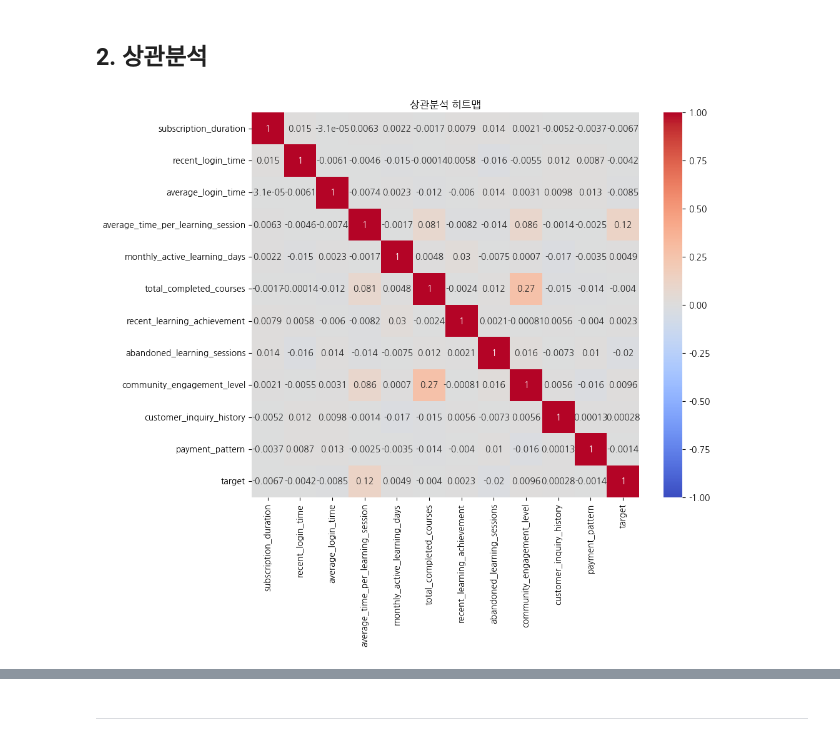
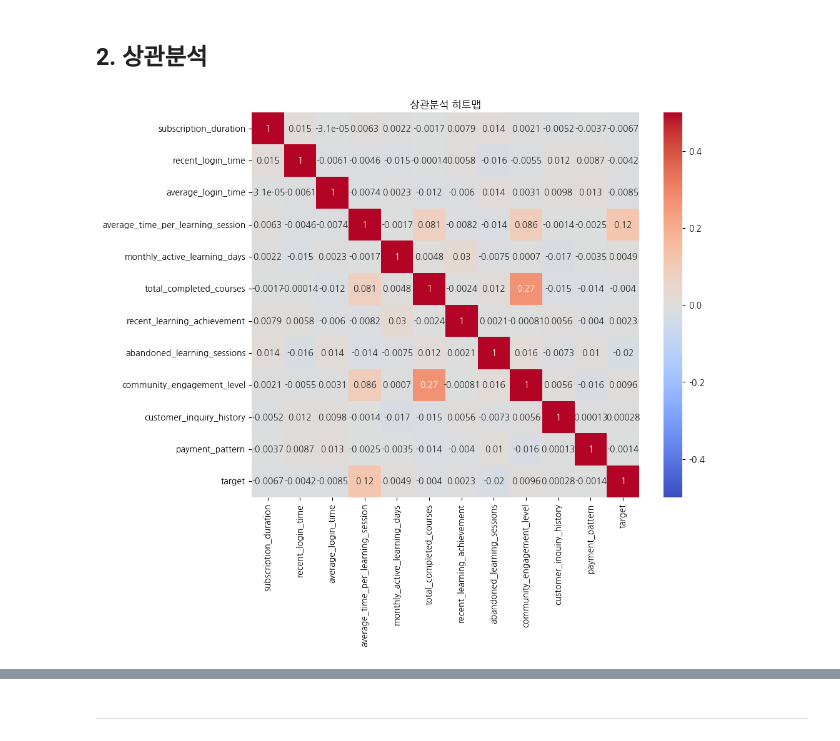
Before and after one commit to jiahnlee22/wassup3, a Jupyter notebook: 05_Data_Analysis/DA_Mini_Project.ipynb, the cells around one changed output, grey strips where cells are left out. Saved outputs shown, nothing was run; the diff lists cells and outputs as text; code cells hidden in the pictures.

```diff
--- a/05_Data_Analysis/DA_Mini_Project.ipynb
+++ b/05_Data_Analysis/DA_Mini_Project.ipynb
@@ -178,13 +178,14 @@ columns
 # %%
 access_data2 = access_data.drop(columns=['user_id','preferred_difficulty_level','subscription_type'])
 correlation_matrix = access_data2.corr()
 correlation_matrix
+# mask = correlation_matrix <= -0.019
 plt.figure(figsize=(10, 8))
-sns.heatmap(correlation_matrix, annot=True, cmap='coolwarm', vmin=-1, vmax=1)
+sns.heatmap(correlation_matrix, annot=True, cmap='coolwarm', vmin=-0.5, vmax=0.5,) # mask=mask)
 plt.title('상관분석 히트맵')
 plt.show()
 # %% [output]
-[figure, old version]
+[figure, new version]
 # %% [markdown]
 ### 결과
 * total_completed_courses와 community_engagement_level 의 상관관계가 가장 높습니다.
```
Also changed, not shown: parts of 20 cells of this notebook, 2 other files.
